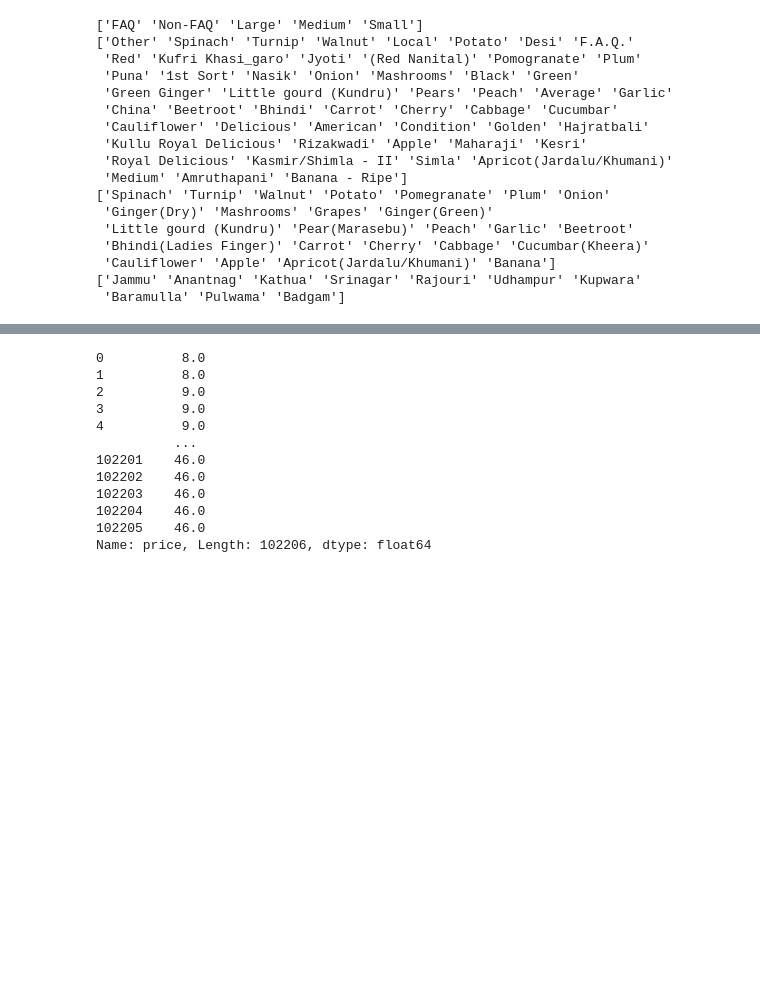
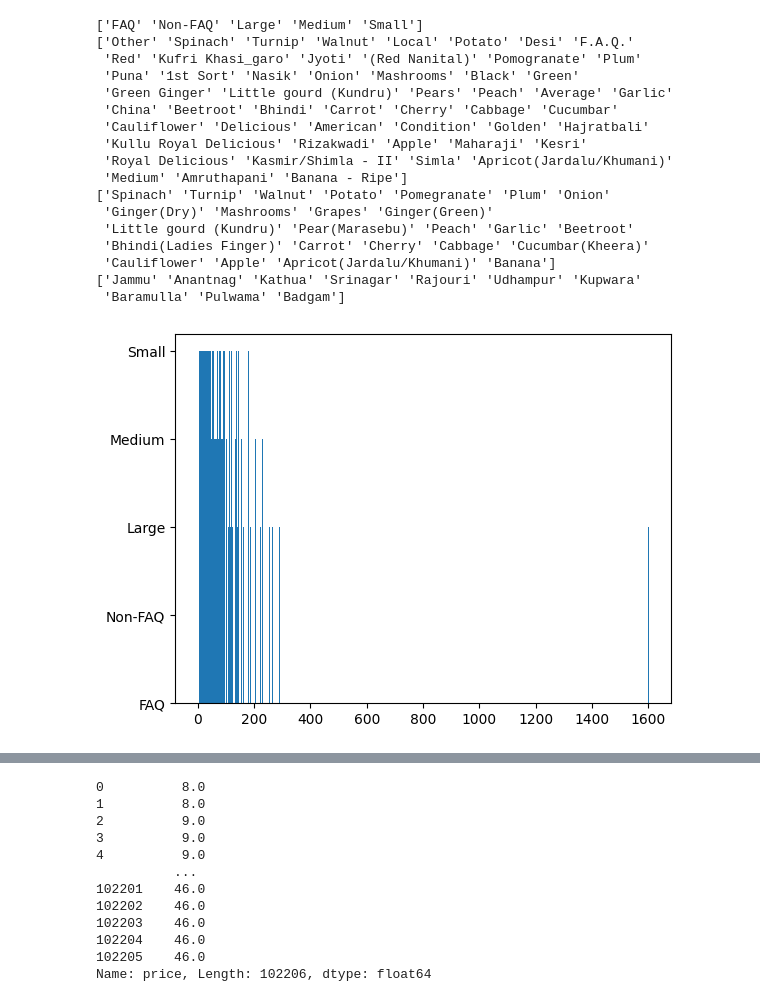
Before and after one commit to Gaurang-bit786/winnovation-argi-forcase, a Jupyter notebook: our_data.pridection.ipynb, the cells around one changed output, grey strips where cells are left out. Drawn from its saved outputs; the diff is of its cells as text; code cells hidden in the pictures; blank space fills up the shorter version.

```diff
--- a/our_data.pridection.ipynb
+++ b/our_data.pridection.ipynb
@@ -31,3 +31,17 @@ target = df.price
  'Cauliflower' 'Apple' 'Apricot(Jardalu/Khumani)' 'Banana']
 ['Jammu' 'Anantnag' 'Kathua' 'Srinagar' 'Rajouri' 'Udhampur' 'Kupwara'
  'Baramulla' 'Pulwama' 'Badgam']
+# %%
+from matplotlib import pyplot as plt
+# df['price'] = ((df['Min Price (Rs./Quintal)'] + df['Max Price (Rs./Quintal)']) / 2) / 100
+# # df['price_in_q'] = ((df['Min Price (Rs./Quintal)'] + df['Max Price (Rs./Quintal)']) / 2)
+
+# print(df['Grade'].unique())
+# print(df['Variety'].unique())
+# print(df['Commodity'].unique())
+# print(df['District Name'].unique())
+
+plt.bar(df['price'],df['Grade'])
+plt.show()
+# %% [output]
+[figure, added]
```
Also changed, not shown: parts of 2 cells of this notebook.
